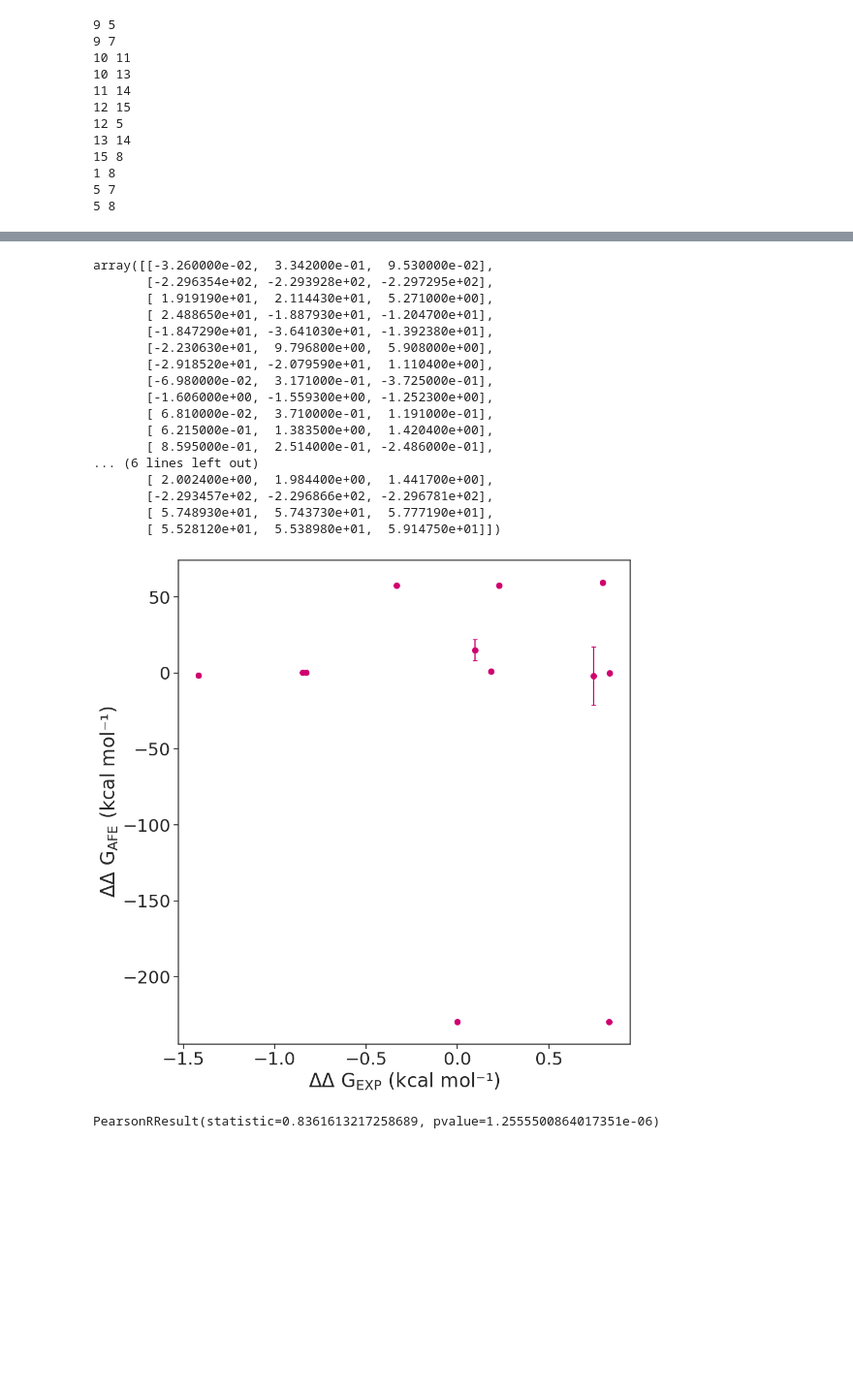
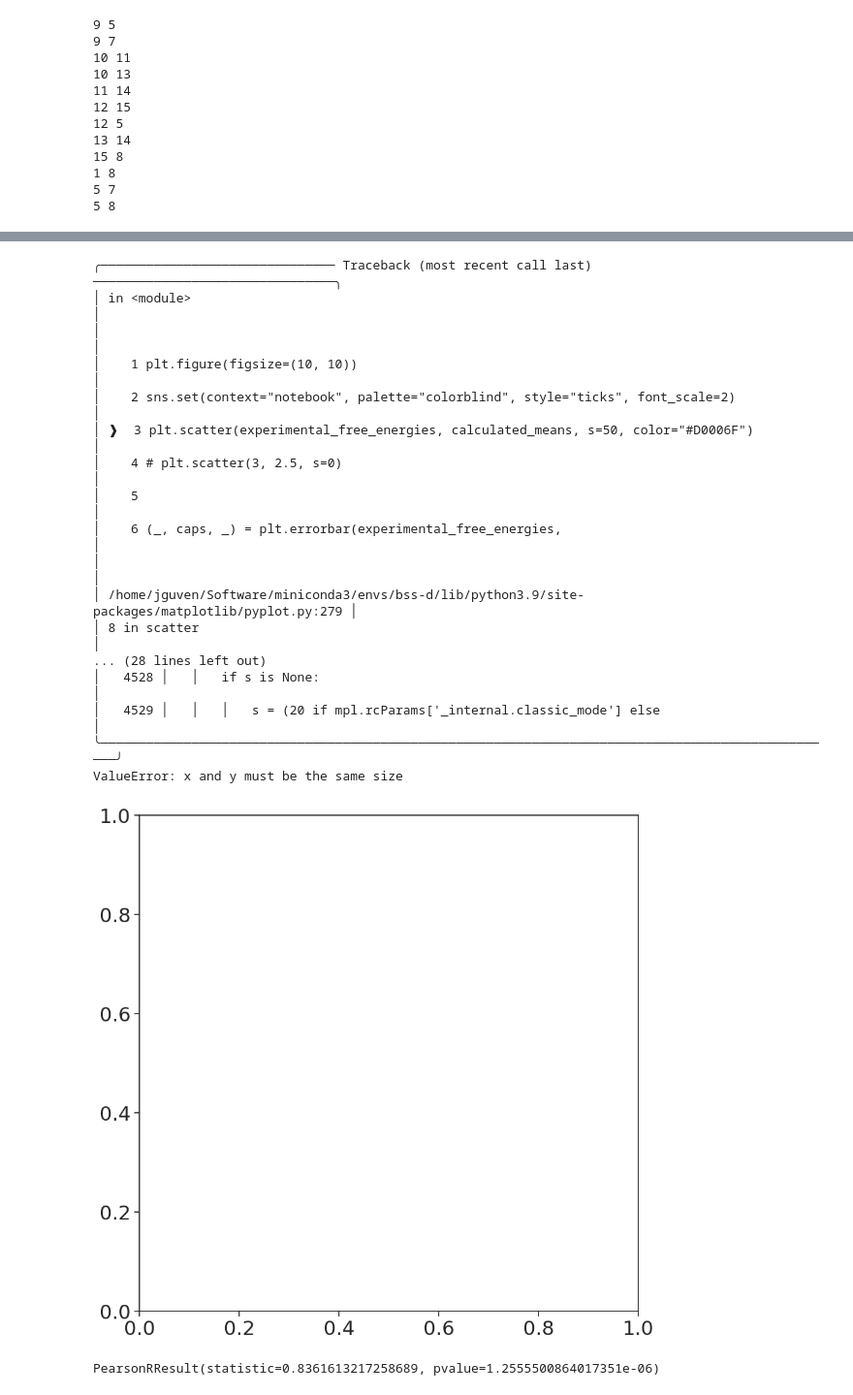
Before and after one commit to meyresearch/metalloenzymes, a Jupyter notebook: scripts/vim2_analysis.ipynb, the cells around one changed output, grey strips where cells are left out. Shown at 97% size. Cells and saved outputs as stored; diff of their text form; code cells hidden in the pictures; blank space fills up the shorter version.

```diff
--- a/scripts/vim2_analysis.ipynb
+++ b/scripts/vim2_analysis.ipynb
@@ -226,9 +226,9 @@ print(calculcated_stds)
   0.41101911  0.27630904  0.17110639  0.03143165  0.26843111  0.13864877
   0.26017767  0.15873627  0.14701622  1.79754088]
 # %%
-filter_indices = [0, 1, 2, 3, 7, 8, 9, 10, 12, 16, 19, 20]
-first_indices = [9, 9, 10, 10, 11, 12, 12, 13, 15, 1, 5, 5]
-second_indices = [5, 7, 11, 13, 14, 15, 5, 14, 8, 8, 7, 8]
+filter_ids = [0, 1, 2, 3, 7, 8, 9, 10, 12, 16, 19, 20]
+first_ids = [9, 9, 10, 10, 11, 12, 12, 13, 15, 1, 5, 5]
+second_ids = [5, 7, 11, 13, 14, 15, 5, 14, 8, 8, 7, 8]
 # %%
 # # Get ligand indices for getting the correct experimental values
 # first_indices = []
@@ -245,17 +245,20 @@ second_indices = [5, 7, 11, 13, 14, 15, 5, 14, 8, 8, 7, 8]
 #     print(first_indices[i], second_indices[i])
 # %%
 # Get experimental values
-experimental_file = pd.read_csv("/home/jguven/projects/metalloenzymes/vim_2/afe/experimental_K_i.csv")
+experimental_file = pd.read_csv("/home/jguven/projects/metalloenzymes/kpc2/afe/experimental_K_i.csv")
 experimental_ki, experimental_ki_error = experimental_file["K_i"], experimental_file["K_i_err"]
-perturbations = [line.strip() for line in lines[0:len(lines):2]]
+# ligand_1 = experimental_ki[0]
+# ligand_1_error = experimental_ki_error[0]
 experimental_free_energies = []
 experimental_errors = []
 
-for i in range(len(first_indices)):
-    i_1, i_2 = first_indices[i], second_indices[i]
-    experimental_free_energy = inhibition_to_ddg(float(experimental_ki[i_1]), float(experimental_ki[i_2]))
+experimental_free_energies = []
+experimental_errors = []
+for i in range(len(first_ids)):
+    i_1, i_2 = first_ids[i], second_ids[i]
+    experimental_free_energy = inhibition_to_ddg(experimental_ki[i_1], experimental_ki[i_2])
     # error_a, ki_a, error_b, ki_b
-    experimental_error = get_experimental_error(float(experimental_ki_error[i_1]), float(experimental_ki[i_1]), float(experimental_ki_error[i_2]), float(experimental_ki[i_2]))
+    experimental_error = get_experimental_error(experimental_ki_error[i_1], experimental_ki[i_1], experimental_ki_error[i_2], experimental_ki[i_2])
     experimental_free_energies.append(experimental_free_energy)
     experimental_errors.append(experimental_error)
     print(i_1, i_2)
@@ -504,51 +350,48 @@ plt.savefig("run3.png", dpi=1200, transparent=True)
-# %%
-calculated_ddgs
-# %% [output]
-array([[-3.260000e-02,  3.342000e-01,  9.530000e-02],
-       [-2.296354e+02, -2.293928e+02, -2.297295e+02],
-       [ 1.919190e+01,  2.114430e+01,  5.271000e+00],
-       [ 2.488650e+01, -1.887930e+01, -1.204700e+01],
-       [-1.847290e+01, -3.641030e+01, -1.392380e+01],
-       [-2.230630e+01,  9.796800e+00,  5.908000e+00],
-       [-2.918520e+01, -2.079590e+01,  1.110400e+00],
-       [-6.980000e-02,  3.171000e-01, -3.725000e-01],
-       [-1.606000e+00, -1.559300e+00, -1.252300e+00],
-       [ 6.810000e-02,  3.710000e-01,  1.191000e-01],
-       [ 6.215000e-01,  1.383500e+00,  1.420400e+00],
-       [ 8.595000e-01,  2.514000e-01, -2.486000e-01],
-... (6 lines left out)
-       [ 2.002400e+00,  1.984400e+00,  1.441700e+00],
-       [-2.293457e+02, -2.296866e+02, -2.296781e+02],
-       [ 5.748930e+01,  5.743730e+01,  5.777190e+01],
-       [ 5.528120e+01,  5.538980e+01,  5.914750e+01]])
 # %%
 plt.figure(figsize=(10, 10))
 sns.set(context="notebook", palette="colorblind", style="ticks", font_scale=2)
-plt.scatter(experimental_free_energies, filtered_means, s=50, color="#D0006F")
+plt.scatter(experimental_free_energies, calculated_means, s=50, color="#D0006F")
 # plt.scatter(3, 2.5, s=0)
 
 (_, caps, _) = plt.errorbar(experimental_free_energies,
-                           filtered_means,
+                           calculated_means,
                            color="#D0006F",
-                           yerr=filtered_stds,
+                           yerr=calculcated_stds,
                            capsize=3,
                            linestyle="",
                            zorder=-1)
 
-# plt.plot([-4.5, 4.5], [-4.5, 4.5], color="#0099AB", linestyle=":", zorder=-1)
+plt.plot([-4.5, 4.5], [-4.5, 4.5], color="#0099AB", linestyle=":", zorder=-1)
 plt.xlabel("$\Delta \Delta$ G$_\mathrm{EXP}$ (kcal mol⁻¹)")
 plt.ylabel("$\Delta \Delta$ G$_\mathrm{AFE}$ (kcal mol⁻¹)")
-# plt.vlines(0, -3.5, 3.5, color = "silver", linestyle="--", zorder=-1)
-# plt.hlines(0, -3.5, 3.5, color = "silver", linestyle="--", zorder=-1)
+plt.vlines(0, -3.5, 3.5, color = "silver", linestyle="--", zorder=-1)
+plt.hlines(0, -3.5, 3.5, color = "silver", linestyle="--", zorder=-1)
 plt.xlim(-3.5, 3.5)
 plt.ylim(-3.5, 3.5)
 plt.tight_layout()
-# for i in range(len(labels)):
-#     plt.annotate(labels[i], (experimental_free_energies[i], calculated_means[i]))
+for i in range(len(labels)):
+    plt.annotate(labels[i], (experimental_free_energies[i], calculated_means[i]))
 # plt.savefig("corr.png", dpi=1200, transparent=True)
 plt.show()
 # %% [output]
+╭─────────────────────────────── Traceback (most recent call last) ────────────────────────────────╮
+│ in <module>                                                                                      │
+│                                                                                                  │
+│    1 plt.figure(figsize=(10, 10))                                                                │
+│    2 sns.set(context="notebook", palette="colorblind", style="ticks", font_scale=2)              │
+│ ❱  3 plt.scatter(experimental_free_energies, calculated_means, s=50, color="#D0006F")            │
+│    4 # plt.scatter(3, 2.5, s=0)                                                                  │
+│    5                                                                                             │
+│    6 (_, caps, _) = plt.errorbar(experimental_free_energies,                                     │
+│                                                                                                  │
+│ /home/jguven/Software/miniconda3/envs/bss-d/lib/python3.9/site-packages/matplotlib/pyplot.py:279 │
+│ 8 in scatter                                                                                     │
+... (28 lines left out)
+│   4528 │   │   if s is None:                                                                     │
+│   4529 │   │   │   s = (20 if mpl.rcParams['_internal.classic_mode'] else                        │
+╰──────────────────────────────────────────────────────────────────────────────────────────────────╯
+ValueError: x and y must be the same size
-[figure, old version]
+[figure, new version]
 # %%
 pearson_r = scipy.stats.pearsonr(experimental_free_energies, calculated_means)
 pearson_r
```
Also changed, not shown: parts of 7 cells of this notebook, 21 other files.
